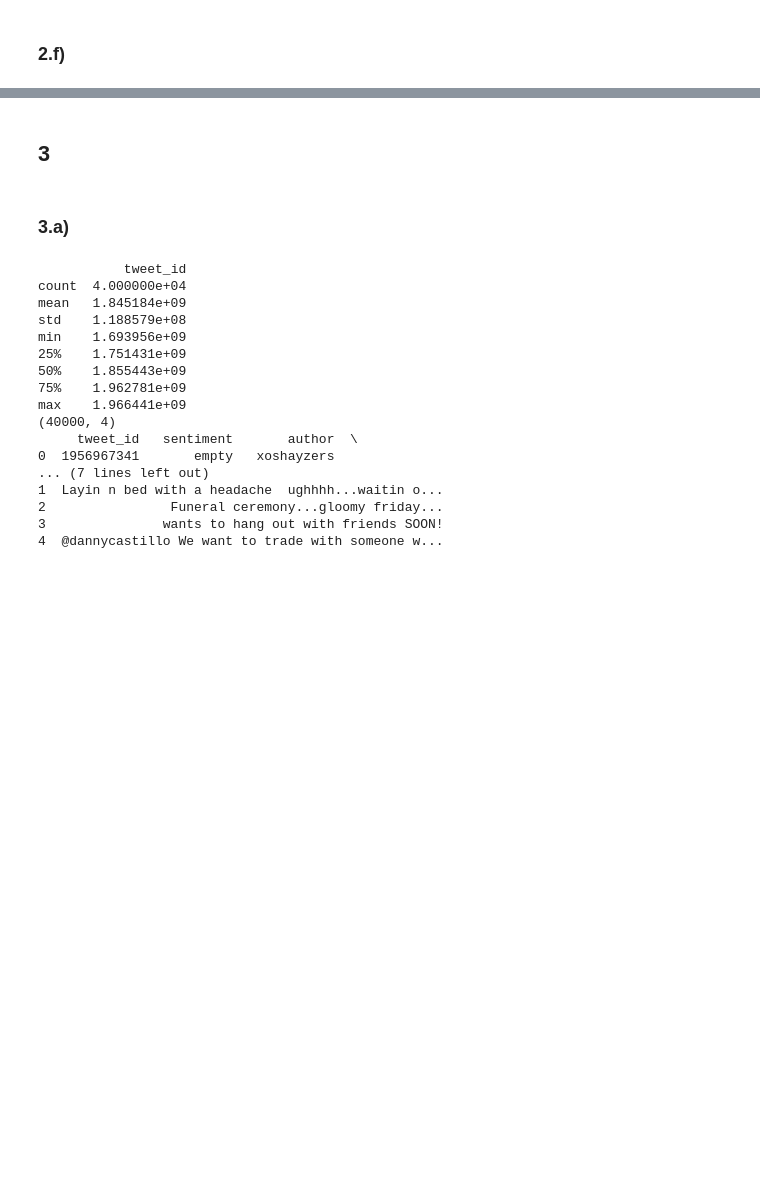
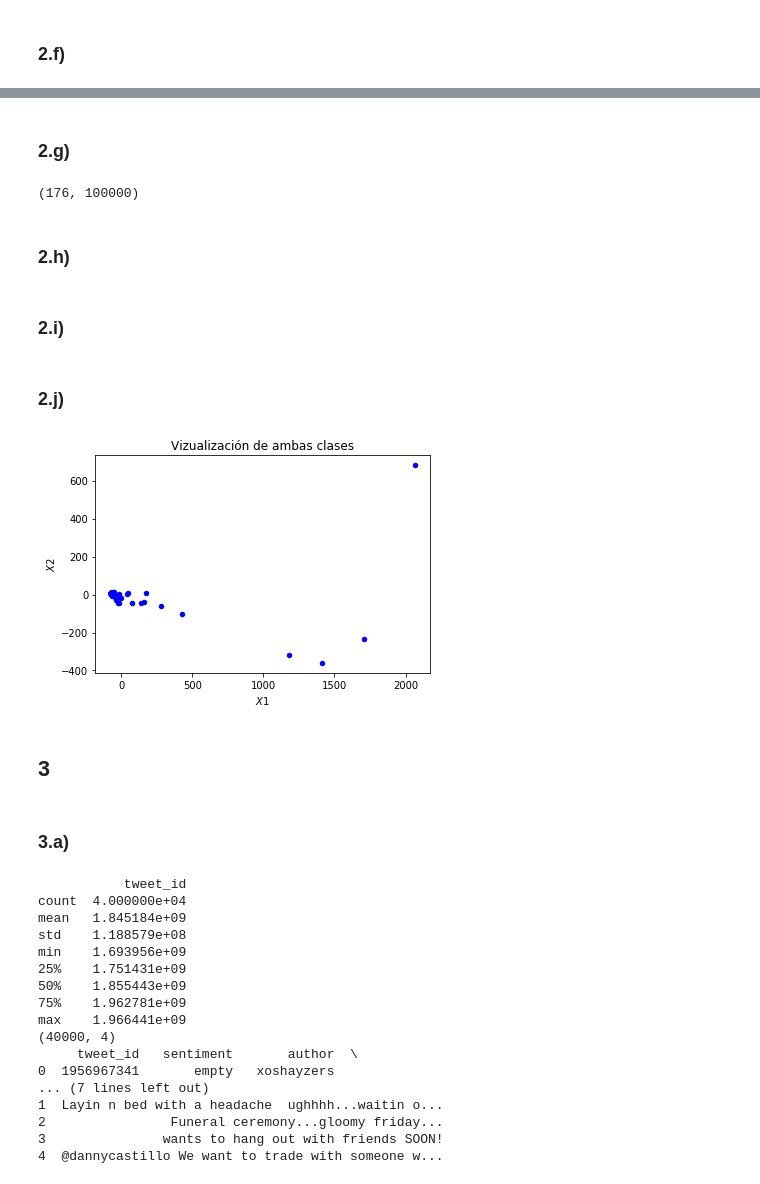
Before and after one commit to GabrielValenzuelaLorca/tarea2maquinas, a Jupyter notebook: Tarea 2.ipynb, the cells around one changed output, grey strips where cells are left out. Saved outputs shown, nothing was run; the diff lists cells and outputs as text; code cells hidden in the pictures; blank space fills up the shorter version.

```diff
--- a/Tarea 2.ipynb
+++ b/Tarea 2.ipynb
@@ -201,8 +201,8 @@ def load_wav_file(name, path):
 # %%
 import pandas as pd
 import numpy as np
-df = pd.read_csv('./set_a.csv')
+df = pd.read_csv('./heartbeat-sounds/set_a.csv')
 
-print(df.head())
-df.shape
+print (df.shape)
+df.head()
 # %% [output]
@@ -265,3 +311,50 @@ MemoryError:
+# %% [markdown]
+### 2.g)
+# %%
+from scipy import signal
+X_resampled = []
+for i in range(X_fourier.shape[0]):
+    sequence = X_fourier[i,:].copy()
+    resampled_sequence = signal.resample(sequence, 100000)
+    X_resampled.append(resampled_sequence)
+X_resampled = np.array(X_resampled)
+X_resampled.shape
+# %% [output]
+(176, 100000)
+# %% [markdown]
+### 2.h)
+# %%
+from sklearn.model_selection import train_test_split
+X_train, X_test, y_train, y_test = train_test_split(X_resampled, y,test_size=0.25, random_state=42)
+# %% [markdown]
+### 2.i)
+# %%
+from sklearn.preprocessing import StandardScaler
+std = StandardScaler(with_mean=True, with_std=True)
+std.fit(X_train)
+X_train = std.transform(X_train)
+X_test = std.transform(X_test)
+# %% [markdown]
+### 2.j)
+# %%
+from sklearn.decomposition import PCA
+import matplotlib.pyplot as plt
+d=2
+pca_model = PCA(n_components=d)
+pca_model.fit(X_train)
+X_pca_train = pca_model.transform(X_train)
+X_pca_test = pca_model.transform(X_test)
+
+#=======================================#
+#plt.figure(figsize = (16, 9))
+plt.scatter(X_pca_train[:,0], X_pca_train[:,1], s=20, c = "blue")
+#plt.scatter(X_pca_train[:,0][len(y)+1:], X_pca_train[:,1][len(y)+1:], s=50, c = "red")
+plt.xlabel("$X1$")
+plt.ylabel("$X2$")
+plt.title("Vizualización de ambas clases")
+plt.show()
+# %% [output]
+[figure, added]
 # %% [markdown]
 ## 3
 # %% [markdown]
```
Also changed, not shown: parts of 7 cells of this notebook.
